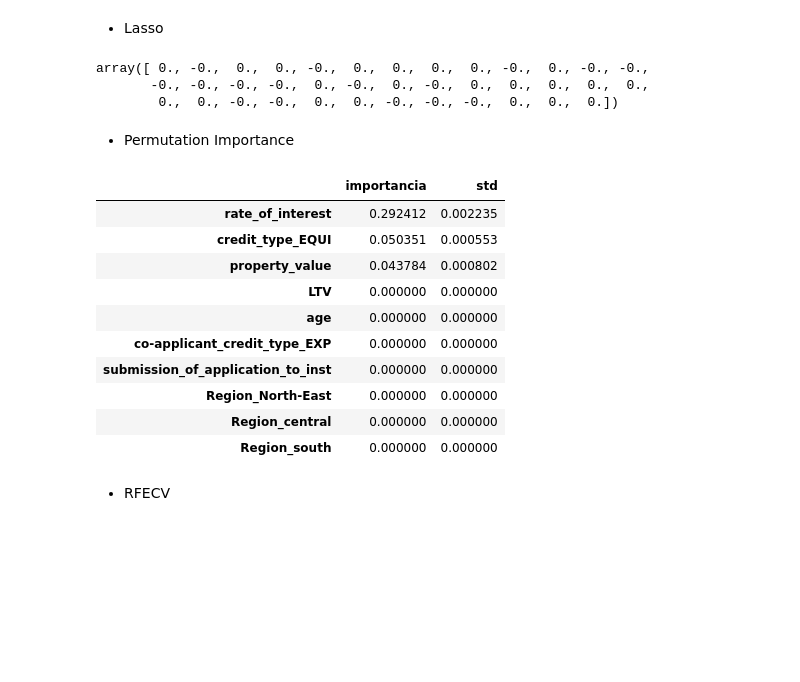
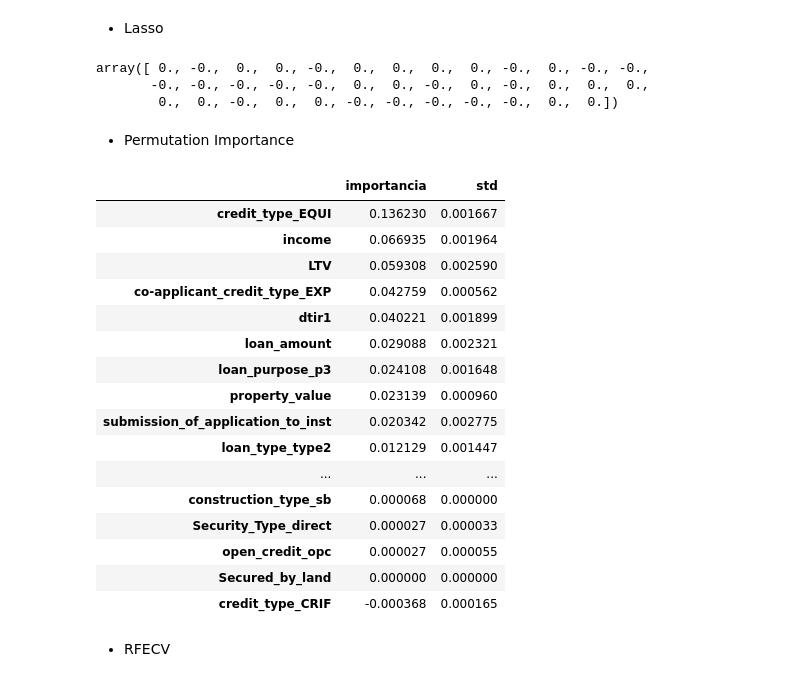
Before and after one commit to fernandobrancher/project_machine_learning_iii, a Jupyter notebook: project_loan_defaulters.ipynb, the cells around one changed output. Drawn from its saved outputs; the diff is of its cells as text; code cells hidden in the pictures; blank space fills up the shorter version.

Commit message:
review data processing and feature selection

```diff
--- a/project_loan_defaulters.ipynb
+++ b/project_loan_defaulters.ipynb
@@ -387,12 +389,9 @@ df.drop(columns=['ID', 'year','rate_of_interest', 'Interest_rate_spread', 'Upfro
 # Drop de dados faltantes em colunas com menos de 5% dos dados totais e similarmente distribuidos entre Status 0 e Status 1
 df.dropna(subset=['loan_limit', 'approv_in_adv', 'loan_purpose', 'term', 'Neg_ammortization', 'age', 'submission_of_application'], inplace=True)
 
-# PRÓXIMOS PASSOS: TRATAR CASOS DE COLUNAS COM ~40% DADOS FALTANTES
-# tratamento com imputation após divisão do dataset em treino/teste
-
-#REVER IMPLEMENTAÇÃO DO KNN IMPUTER SEM PIPELINE
-#imputer = KNNImputer(n_neighbors = 2)
-#imputer.fit_transform(df[['income','property_value','LTV','dtir1']])
+# Tratamento das colunas com ~40% dos dados faltantes, KNN Imputer
+imputer = KNNImputer(n_neighbors = 2)
+df[['income','property_value','LTV','dtir1']] = imputer.fit_transform(df[['income','property_value','LTV','dtir1']])
 
 df.shape
 # %% [output]
@@ -492,28 +488,18 @@ features_ord = ['total_units','age']
 features_num = list(df.select_dtypes(include=np.number).columns)
 features_num.remove('Status')
 # %%
-#Criando pipelines
-# Rever necessidade de cada Pipeline, já que não há mais dados faltantes nas colunas categóricas.
-# pipe_feat_cat = Pipeline([
-#     ('input_cat', SimpleImputer(strategy = "most_frequent")), # Não tem mais necessidade. Sem nans
-#     ('encod_cat', OneHotEncoder(drop='first', sparse_output=False))
-# ])
+# Aplicando as transformações
 
-# pipe_feat_ord = Pipeline([
-#     ('encod_ord', OrdinalEncoder(categories=[units_order, age_order]))
-# ])
+#pipe_feat_num = Pipeline([
+#    ('pw_transf', PowerTransformer()), # Considerar PowerTransformer() (sklearn.preprocessing) para transformar os dados numa escala Log e corrigir a skwedness.
+#    ('input_num', KNNImputer(n_neighbors = 2)) # Opção 2: ('input_num', SimpleImputer(strategy = "mean")) (troquei pra knnimputer)
+#])
 
-pipe_feat_num = Pipeline([
-    ('input_num', KNNImputer(n_neighbors = 2)), # Opção 2: ('input_num', SimpleImputer(strategy = "mean")) (troquei pra knnimputer)
-    ('pw_transf', PowerTransformer()) # Considerar PowerTransformer() (sklearn.preprocessing) para transformar os dados numa escala Log e corrigir a skwedness.
-
-])
-
-# Aplica cada pipeline nas respectivas colunas
+# Aplica cada transformação nas respectivas colunas
 pre_processamento = ColumnTransformer([
         ('transf_cat', OneHotEncoder(drop='first', sparse_output=False), features_cat),
         ('transf_ord', OrdinalEncoder(categories=[units_order, age_order]), features_ord),
-        ('transf_num', pipe_feat_num, features_num)
+        ('transf_num', PowerTransformer(), features_num)
 ], remainder='passthrough')
 
 # Para que o output seja um dataframe do pandas
@@ -663,8 +649,8 @@ estimador_lasso.fit(X_train_transformed, y_train)
 estimador_lasso.coef_
 # %% [output]
 array([ 0., -0.,  0.,  0., -0.,  0.,  0.,  0.,  0., -0.,  0., -0., -0.,
-       -0., -0., -0., -0.,  0., -0.,  0., -0.,  0.,  0.,  0.,  0.,  0.,
-        0.,  0., -0., -0.,  0.,  0., -0., -0., -0.,  0.,  0.,  0.])
+       -0., -0., -0., -0., -0.,  0.,  0., -0.,  0., -0.,  0.,  0.,  0.,
+        0.,  0., -0.,  0.,  0., -0., -0., -0., -0., -0.,  0.,  0.])
 # %% [markdown]
 - Permutation Importance
 # %%
@@ -674,23 +660,29 @@ permutacao = permutation_importance(estimador, X_test_transformed, y_test, rando
 # %%
 dados = {
     'importancia': permutacao.importances_mean,
     'std': permutacao.importances_std
 }
 
-importancia = pd.DataFrame(dados, index=estimador.feature_names_in_).sort_values(by='importancia', ascending=False).head(10)
+importancia = pd.DataFrame(dados, index=estimador.feature_names_in_).sort_values(by='importancia', ascending=False)#.head(10)
 importancia
 # %% [output]
 |  | importancia | std |
-| rate_of_interest | 0.292412 | 0.002235 |
-| credit_type_EQUI | 0.050351 | 0.000553 |
-| property_value | 0.043784 | 0.000802 |
-| LTV | 0.000000 | 0.000000 |
-| age | 0.000000 | 0.000000 |
-| co-applicant_credit_type_EXP | 0.000000 | 0.000000 |
-| submission_of_application_to_inst | 0.000000 | 0.000000 |
-| Region_North-East | 0.000000 | 0.000000 |
-| Region_central | 0.000000 | 0.000000 |
-| Region_south | 0.000000 | 0.000000 |
+| credit_type_EQUI | 0.136230 | 0.001667 |
+| income | 0.066935 | 0.001964 |
+| LTV | 0.059308 | 0.002590 |
+| co-applicant_credit_type_EXP | 0.042759 | 0.000562 |
+| dtir1 | 0.040221 | 0.001899 |
+| loan_amount | 0.029088 | 0.002321 |
+| loan_purpose_p3 | 0.024108 | 0.001648 |
+| property_value | 0.023139 | 0.000960 |
+| submission_of_application_to_inst | 0.020342 | 0.002775 |
+| loan_type_type2 | 0.012129 | 0.001447 |
+| ... | ... | ... |
+| construction_type_sb | 0.000068 | 0.000000 |
+| Security_Type_direct | 0.000027 | 0.000033 |
+| open_credit_opc | 0.000027 | 0.000055 |
+| Secured_by_land | 0.000000 | 0.000000 |
+| credit_type_CRIF | -0.000368 | 0.000165 |
 # %% [markdown]
 - RFECV
 # %%
```
Also changed, not shown: parts of 31 cells of this notebook.
